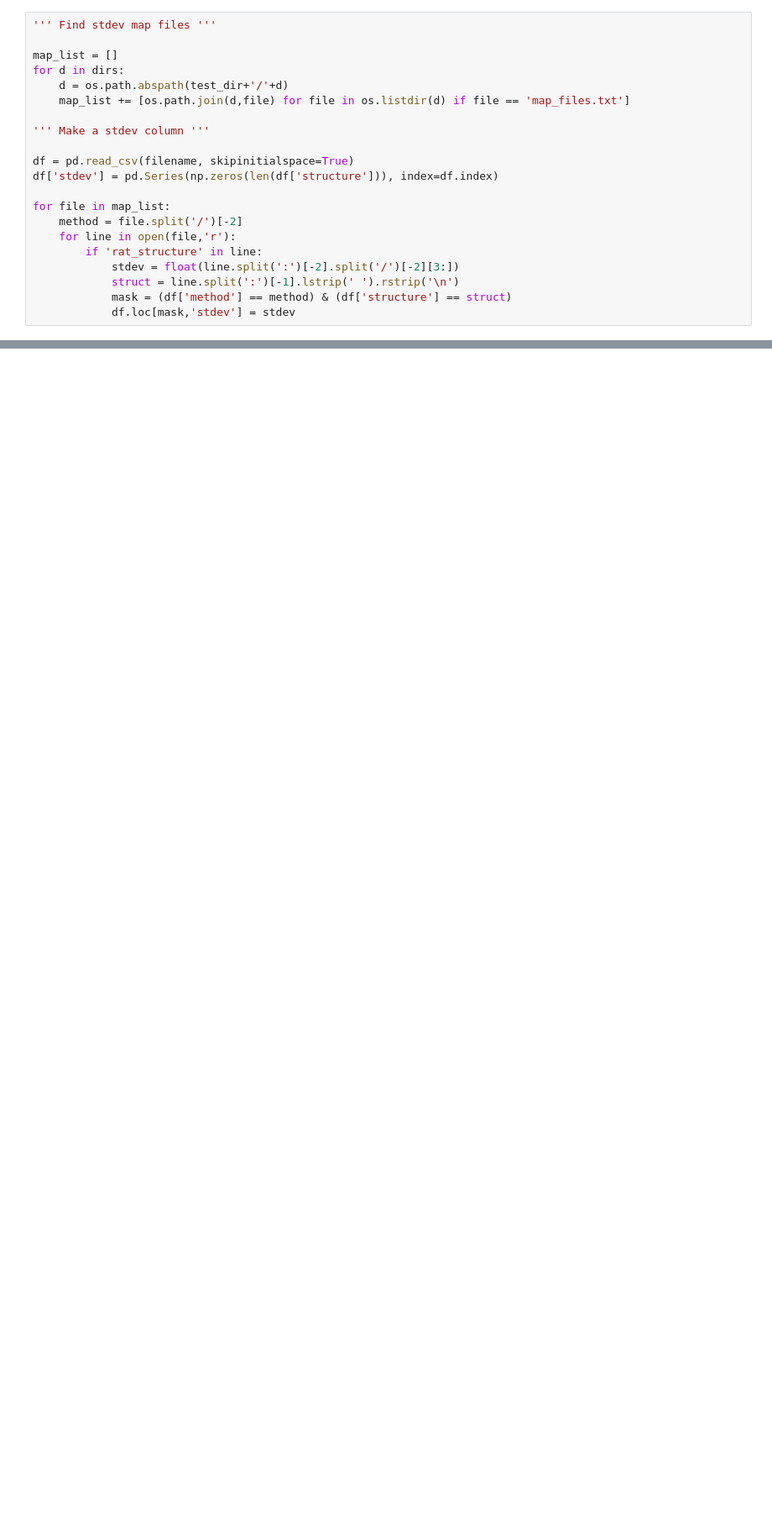
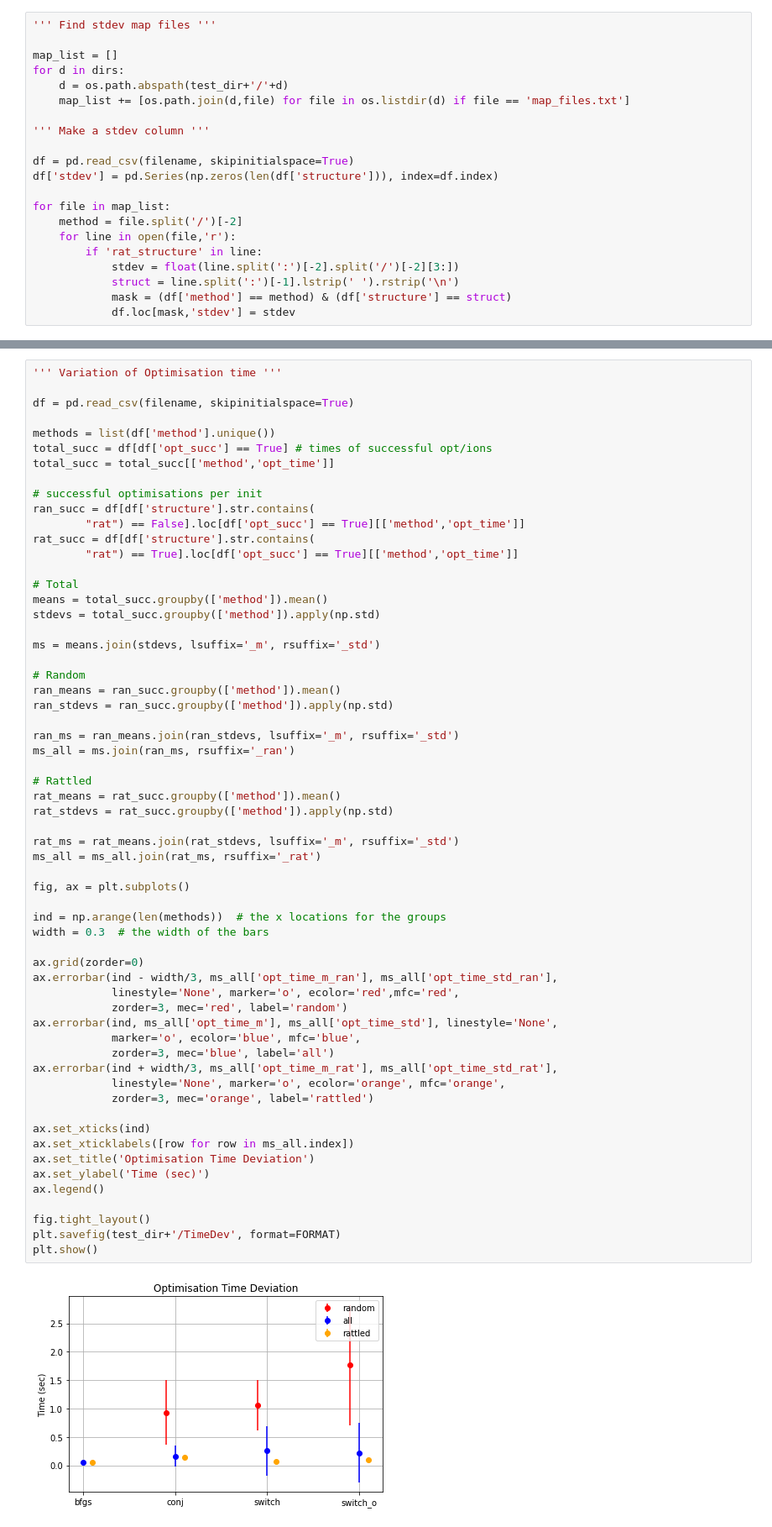
Before and after one commit to sanantoniochili/Switch_Implementation, a Jupyter notebook: Read Results.ipynb, the cells around one changed output, grey strips where cells are left out. Shown: that part at 84% size. Cells and saved outputs as stored; diff of their text form; blank space fills up the shorter version.

```diff
--- a/Read Results.ipynb
+++ b/Read Results.ipynb
@@ -314,3 +254,65 @@ plt.show()
+# %%
+''' Variation of Optimisation time '''
+
+df = pd.read_csv(filename, skipinitialspace=True)
+
+methods = list(df['method'].unique())
+total_succ = df[df['opt_succ'] == True] # times of successful opt/ions
+total_succ = total_succ[['method','opt_time']]
+
+# successful optimisations per init
+ran_succ = df[df['structure'].str.contains(
+		"rat") == False].loc[df['opt_succ'] == True][['method','opt_time']]
+rat_succ = df[df['structure'].str.contains(
+		"rat") == True].loc[df['opt_succ'] == True][['method','opt_time']]
+
+# Total
+means = total_succ.groupby(['method']).mean()
+stdevs = total_succ.groupby(['method']).apply(np.std)
+
+ms = means.join(stdevs, lsuffix='_m', rsuffix='_std')
+
+# Random
+ran_means = ran_succ.groupby(['method']).mean()
+ran_stdevs = ran_succ.groupby(['method']).apply(np.std)
+
+ran_ms = ran_means.join(ran_stdevs, lsuffix='_m', rsuffix='_std')
+ms_all = ms.join(ran_ms, rsuffix='_ran')
+
+# Rattled
+rat_means = rat_succ.groupby(['method']).mean()
+rat_stdevs = rat_succ.groupby(['method']).apply(np.std)
+
+rat_ms = rat_means.join(rat_stdevs, lsuffix='_m', rsuffix='_std')
+ms_all = ms_all.join(rat_ms, rsuffix='_rat')
+
+fig, ax = plt.subplots()
+
+ind = np.arange(len(methods))  # the x locations for the groups
+width = 0.3  # the width of the bars
+
+ax.grid(zorder=0)
+ax.errorbar(ind - width/3, ms_all['opt_time_m_ran'], ms_all['opt_time_std_ran'],
+            linestyle='None', marker='o', ecolor='red',mfc='red',
+            zorder=3, mec='red', label='random')
+ax.errorbar(ind, ms_all['opt_time_m'], ms_all['opt_time_std'], linestyle='None',
+            marker='o', ecolor='blue', mfc='blue',
+            zorder=3, mec='blue', label='all')
+ax.errorbar(ind + width/3, ms_all['opt_time_m_rat'], ms_all['opt_time_std_rat'],
+            linestyle='None', marker='o', ecolor='orange', mfc='orange',
+            zorder=3, mec='orange', label='rattled')
+
+ax.set_xticks(ind)
+ax.set_xticklabels([row for row in ms_all.index])
+ax.set_title('Optimisation Time Deviation')
+ax.set_ylabel('Time (sec)')
+ax.legend()
+
+fig.tight_layout()
+plt.savefig(test_dir+'/TimeDev', format=FORMAT)
+plt.show()
+# %% [output]
+[figure, added]
 # %%
 ''' Cycles to switch (both succ and not) '''
 
```
Also changed, not shown: parts of 9 cells of this notebook, 2 other files.
